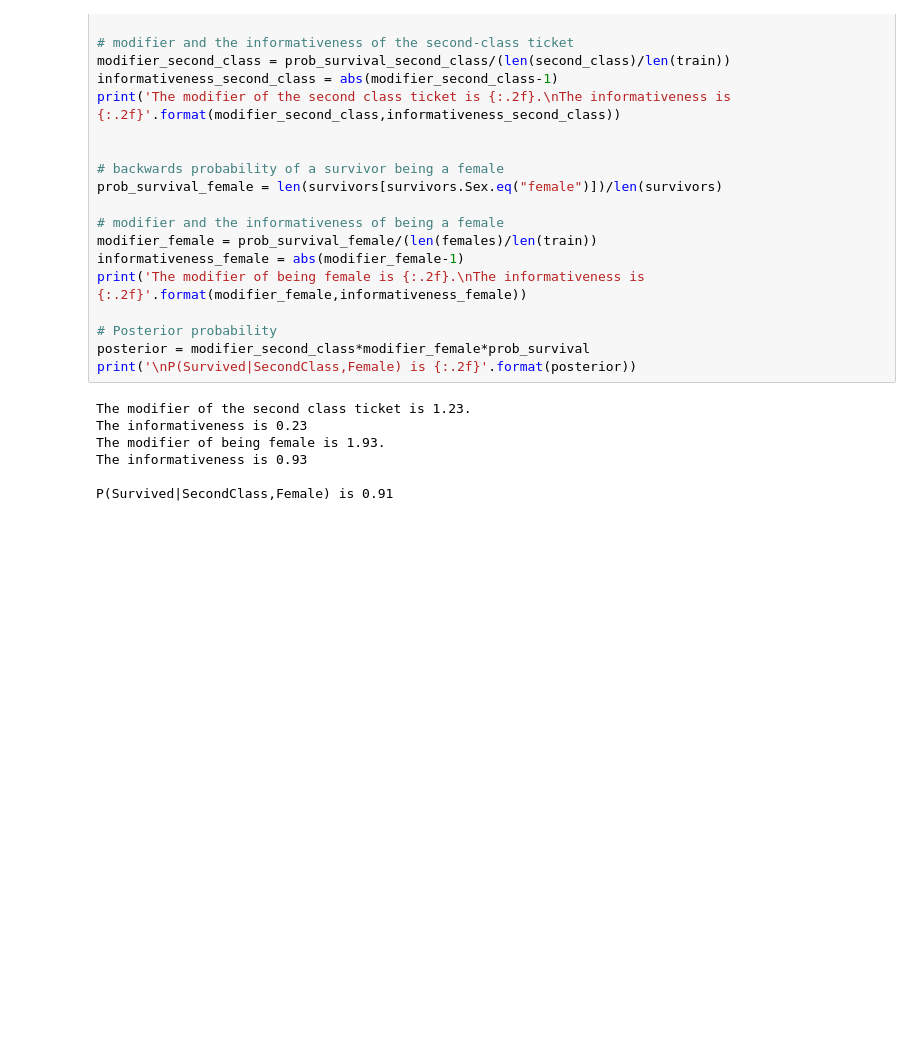
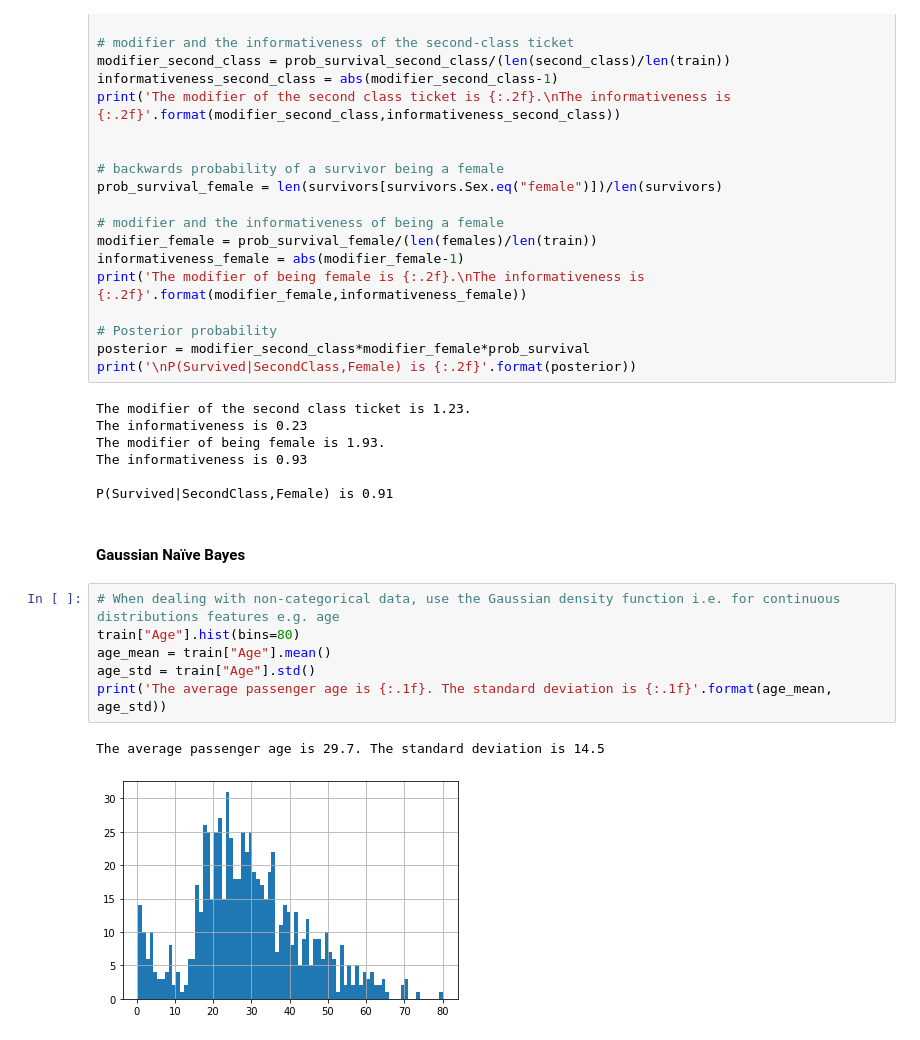
Before and after one commit to leonardocfor/quantum, a Jupyter notebook: notebooks/titanic.ipynb, the cells around one changed output. Cells and saved outputs as stored; diff of their text form; blank space fills up the shorter version.

```diff
--- a/notebooks/titanic.ipynb
+++ b/notebooks/titanic.ipynb
@@ -870,3 +870,14 @@ The modifier of being female is 1.93.
 The informativeness is 0.93
 
 P(Survived|SecondClass,Female) is 0.91
+# %% [markdown]
+#### Gaussian Naïve Bayes
+# %%
+# When dealing with non-categorical data, use the Gaussian density function i.e. for continuous distributions features e.g. age
+train["Age"].hist(bins=80)
+age_mean = train["Age"].mean()
+age_std = train["Age"].std()
+print('The average passenger age is {:.1f}. The standard deviation is {:.1f}'.format(age_mean, age_std))
+# %% [output]
+The average passenger age is 29.7. The standard deviation is 14.5
+[figure, added]
```
Also changed, not shown: parts of 6 cells of this notebook.
